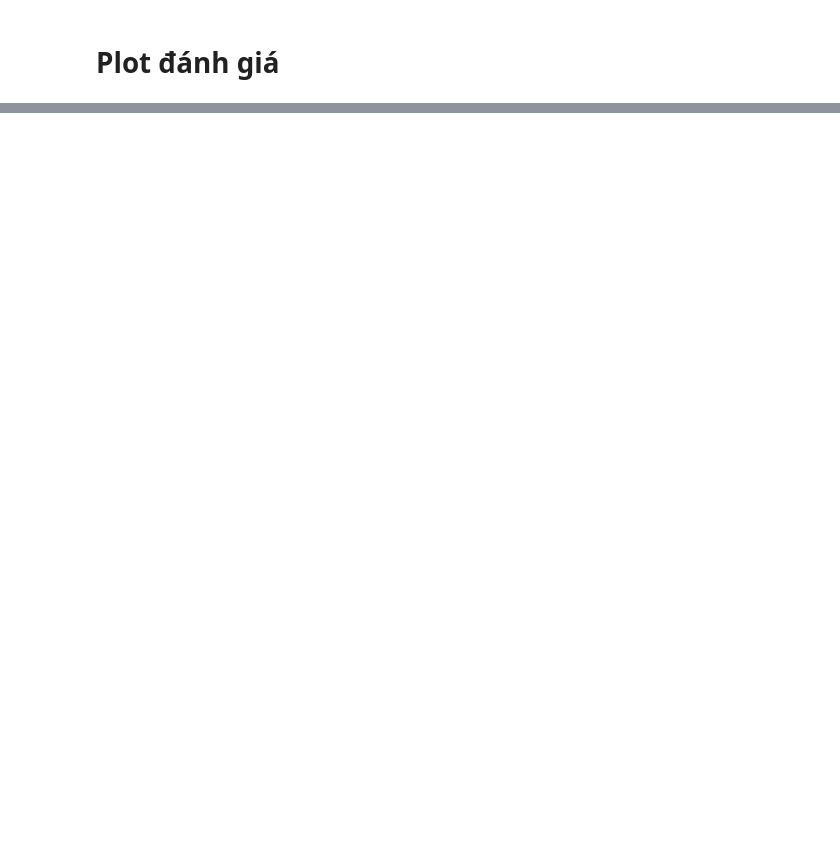
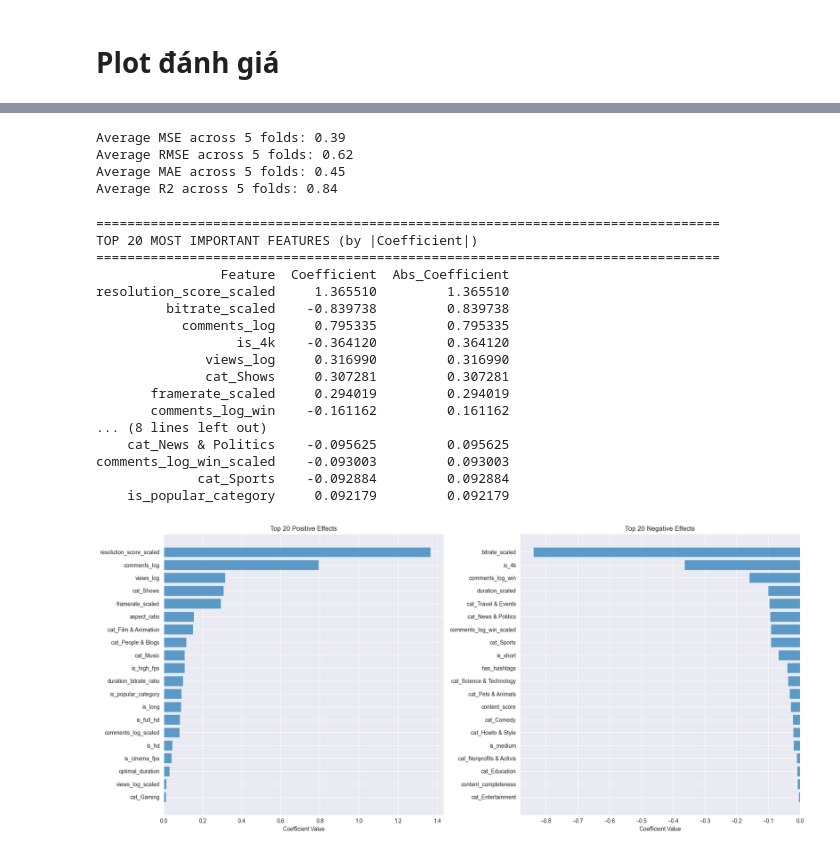
Before and after one commit to DangVanVy23521825/PTDLTQ-IE313, a Jupyter notebook: notebooks/4.1.RigdeRegression_Modeling.ipynb, the cells around one changed output, grey strips where cells are left out. Cells and saved outputs as stored; diff of their text form; code cells hidden in the pictures; blank space fills up the shorter version.

```diff
--- a/notebooks/4.1.RigdeRegression_Modeling.ipynb
+++ b/notebooks/4.1.RigdeRegression_Modeling.ipynb
@@ -299,0 +273,15 @@ plt.show()
+# %%
+pipeline2 = Pipeline([
+    ("poly", PolynomialFeatures(
+        degree=2,
+        interaction_only=True,
+        include_bias=False
+    )),
+    ("ridge", Ridge())
+])
+
+# Fit
+pipeline2.fit(X_train, y_train)
+
+# Predict
+y_pred = pipeline2.predict(X_test)
@@ -299,0 +385,10 @@ plt.show()
+# %%
+print(f"Average MSE across {k} folds: {np.mean(mse_scores):.2f}")
+print(f"Average RMSE across {k} folds: {np.mean(rmse_scores):.2f}")
+print(f"Average MAE across {k} folds: {np.mean(mae_scores):.2f}")
+print(f"Average R2 across {k} folds: {np.mean(r2_scores):.2f}")
+# %% [output]
+Average MSE across 5 folds: 0.39
+Average RMSE across 5 folds: 0.62
+Average MAE across 5 folds: 0.45
+Average R2 across 5 folds: 0.84
@@ -299,0 +450,25 @@ plt.show()
+# %%
+feature_importance = analyze_feature_importance(
+    pipeline,
+    X_train,
+    top_n=20
+)
+# %% [output]
+================================================================================
+TOP 20 MOST IMPORTANT FEATURES (by |Coefficient|)
+================================================================================
+                Feature  Coefficient  Abs_Coefficient
+resolution_score_scaled     1.365510         1.365510
+         bitrate_scaled    -0.839738         0.839738
+           comments_log     0.795335         0.795335
+                  is_4k    -0.364120         0.364120
+              views_log     0.316990         0.316990
+              cat_Shows     0.307281         0.307281
+       framerate_scaled     0.294019         0.294019
+       comments_log_win    -0.161162         0.161162
+... (8 lines left out)
+    cat_News & Politics    -0.095625         0.095625
+comments_log_win_scaled    -0.093003         0.093003
+             cat_Sports    -0.092884         0.092884
+    is_popular_category     0.092179         0.092179
+[figure, added]
```
Also changed, not shown: parts of 27 cells of this notebook, 2 other files.
